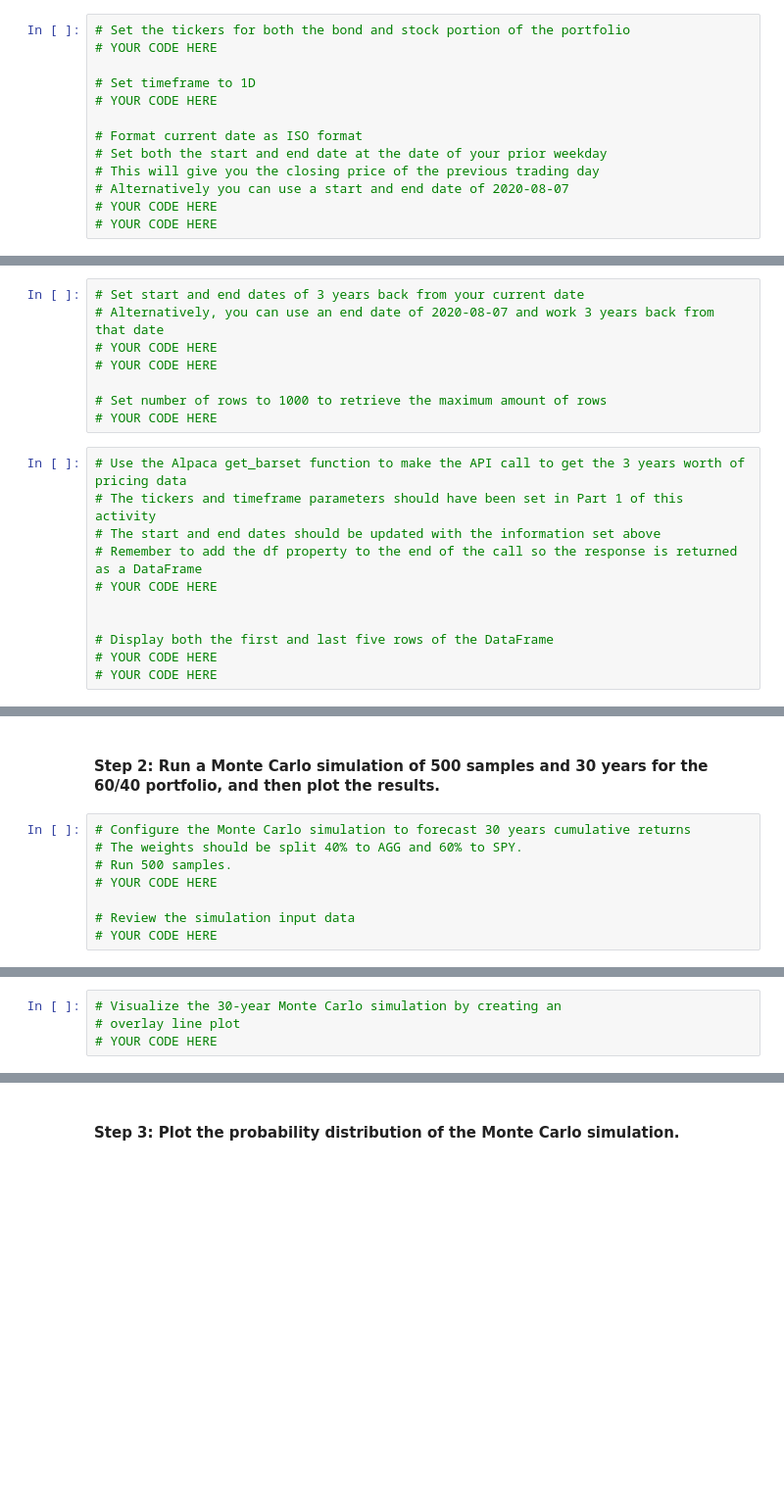
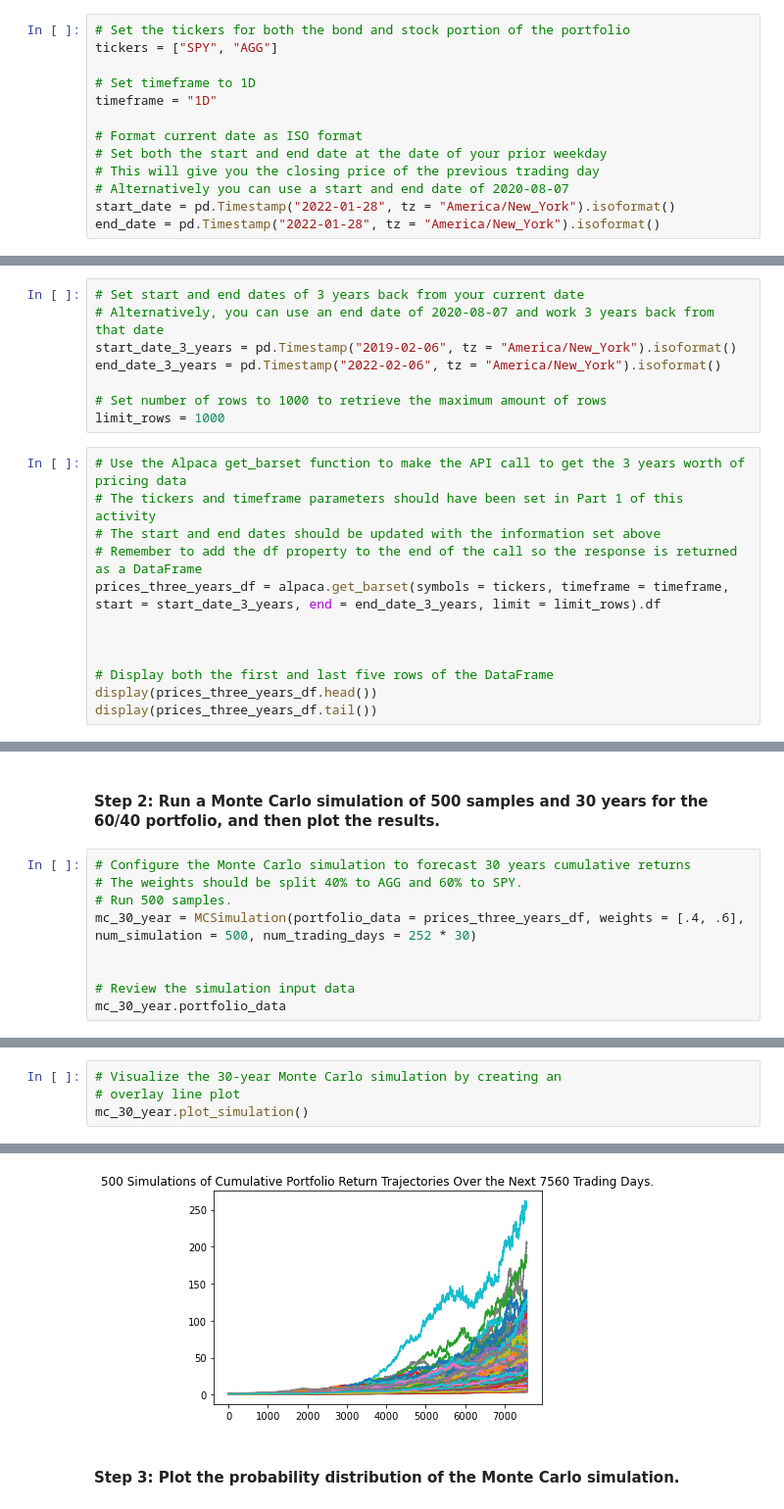
Before and after one commit to beowulf888/Module_5_Challenge, a Jupyter notebook: financial_planning_tools.ipynb, the cells around one changed output, grey strips where cells are left out. Shown at 98% size. Cells and saved outputs as stored; diff of their text form; blank space fills up the shorter version.

```diff
--- a/financial_planning_tools.ipynb
+++ b/financial_planning_tools.ipynb
@@ -192,17 +206,17 @@ agg_shares = 200
 - `start_date` and `end_date`: Use the same date for these parameters, and format them with the date of the previous weekday (or `2020-08-07`). This is because you want the one closing price for the most-recent trading day.
 # %%
 # Set the tickers for both the bond and stock portion of the portfolio
-# YOUR CODE HERE
+tickers = ["SPY", "AGG"]
 
 # Set timeframe to 1D
-# YOUR CODE HERE
+timeframe = "1D"
 
 # Format current date as ISO format
 # Set both the start and end date at the date of your prior weekday
 # This will give you the closing price of the previous trading day
 # Alternatively you can use a start and end date of 2020-08-07
-# YOUR CODE HERE
-# YOUR CODE HERE
+start_date = pd.Timestamp("2022-01-28", tz = "America/New_York").isoformat()
+end_date = pd.Timestamp("2022-01-28", tz = "America/New_York").isoformat()
 # %% [markdown]
 #### Step 4: Get the current closing prices for `SPY` and `AGG` by using the Alpaca `get_barset` function. Format the response as a Pandas DataFrame by including the `df` property at the end of the `get_barset` function.
 # %%
@@ -363,19 +409,20 @@ In this section, you’ll use the MCForecastTools library to create a Monte Carl
 # %%
 # Set start and end dates of 3 years back from your current date
 # Alternatively, you can use an end date of 2020-08-07 and work 3 years back from that date
-# YOUR CODE HERE
-# YOUR CODE HERE
+start_date_3_years = pd.Timestamp("2019-02-06", tz = "America/New_York").isoformat()
+end_date_3_years = pd.Timestamp("2022-02-06", tz = "America/New_York").isoformat()
 
 # Set number of rows to 1000 to retrieve the maximum amount of rows
-# YOUR CODE HERE
+limit_rows = 1000
 # %%
 # Use the Alpaca get_barset function to make the API call to get the 3 years worth of pricing data
 # The tickers and timeframe parameters should have been set in Part 1 of this activity
 # The start and end dates should be updated with the information set above
 # Remember to add the df property to the end of the call so the response is returned as a DataFrame
-# YOUR CODE HERE
+prices_three_years_df = alpaca.get_barset(symbols = tickers, timeframe = timeframe, start = start_date_3_years, end = end_date_3_years, limit = limit_rows).df
+
 
 
 # Display both the first and last five rows of the DataFrame
-# YOUR CODE HERE
-# YOUR CODE HERE
+display(prices_three_years_df.head())
+display(prices_three_years_df.tail())
@@ -385,7 +449,8 @@ In this section, you’ll use the MCForecastTools library to create a Monte Carl
 # Configure the Monte Carlo simulation to forecast 30 years cumulative returns
 # The weights should be split 40% to AGG and 60% to SPY.
 # Run 500 samples.
-# YOUR CODE HERE
+mc_30_year = MCSimulation(portfolio_data = prices_three_years_df, weights = [.4, .6], num_simulation = 500, num_trading_days = 252 * 30)
+
 
 # Review the simulation input data
-# YOUR CODE HERE
+mc_30_year.portfolio_data
@@ -395,4 +518,5 @@ In this section, you’ll use the MCForecastTools library to create a Monte Carl
 # %%
 # Visualize the 30-year Monte Carlo simulation by creating an
 # overlay line plot
-# YOUR CODE HERE
+mc_30_year.plot_simulation()
+# %% [output]
@@ -399,3 +524,4 @@ In this section, you’ll use the MCForecastTools library to create a Monte Carl
+[figure, added]
 # %% [markdown]
 #### Step 3: Plot the probability distribution of the Monte Carlo simulation.
 # %%
```
Also changed, not shown: parts of 38 cells of this notebook.
